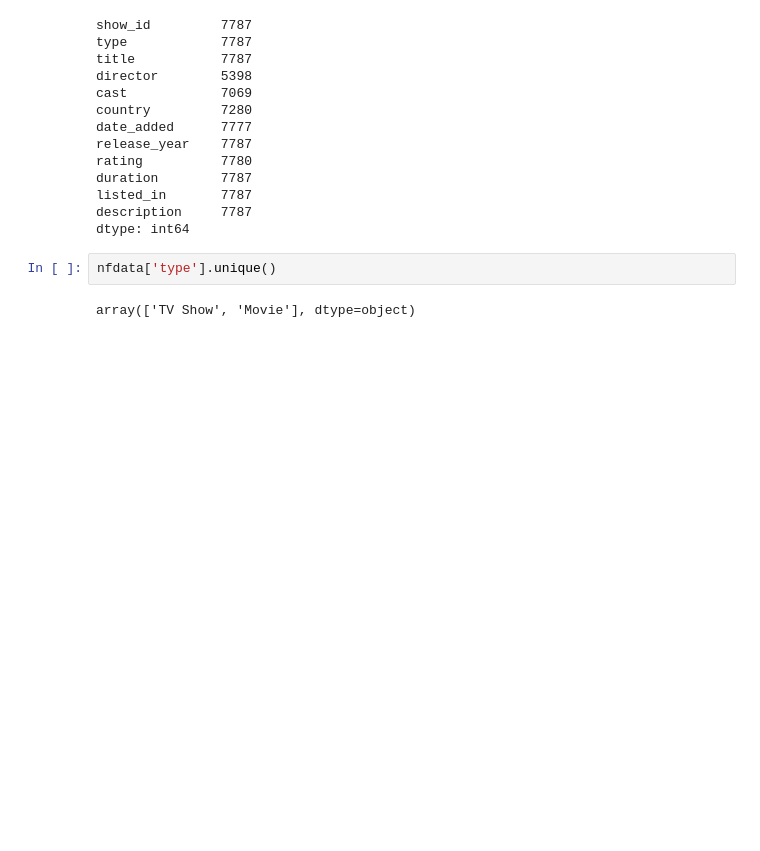
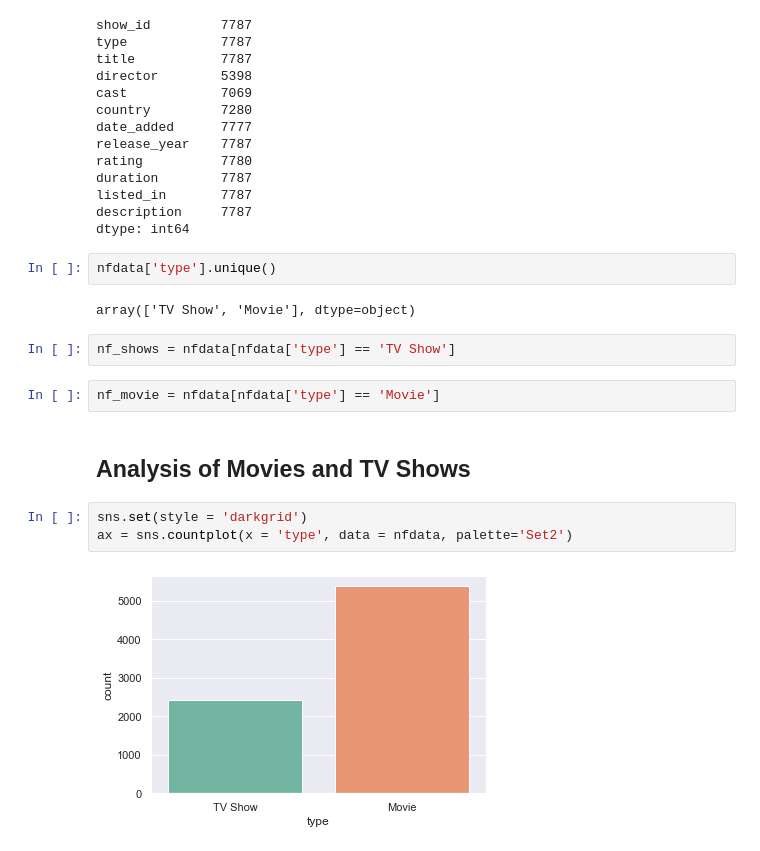
Before and after one commit to ycheng22/Netflix_viz, a Jupyter notebook: Netflix_visual.ipynb, the cells around one changed output. Cells and saved outputs as stored; diff of their text form; blank space fills up the shorter version.

```diff
--- a/Netflix_visual.ipynb
+++ b/Netflix_visual.ipynb
@@ -40,3 +41,14 @@ dtype: int64
 nfdata['type'].unique()
 # %% [output]
 array(['TV Show', 'Movie'], dtype=object)
+# %%
+nf_shows = nfdata[nfdata['type'] == 'TV Show']
+# %%
+nf_movie = nfdata[nfdata['type'] == 'Movie']
+# %% [markdown]
+## Analysis of Movies and TV Shows
+# %%
+sns.set(style = 'darkgrid')
+ax = sns.countplot(x = 'type', data = nfdata, palette='Set2')
+# %% [output]
+[figure, added]
```
Also changed, not shown: parts of 21 cells of this notebook.
